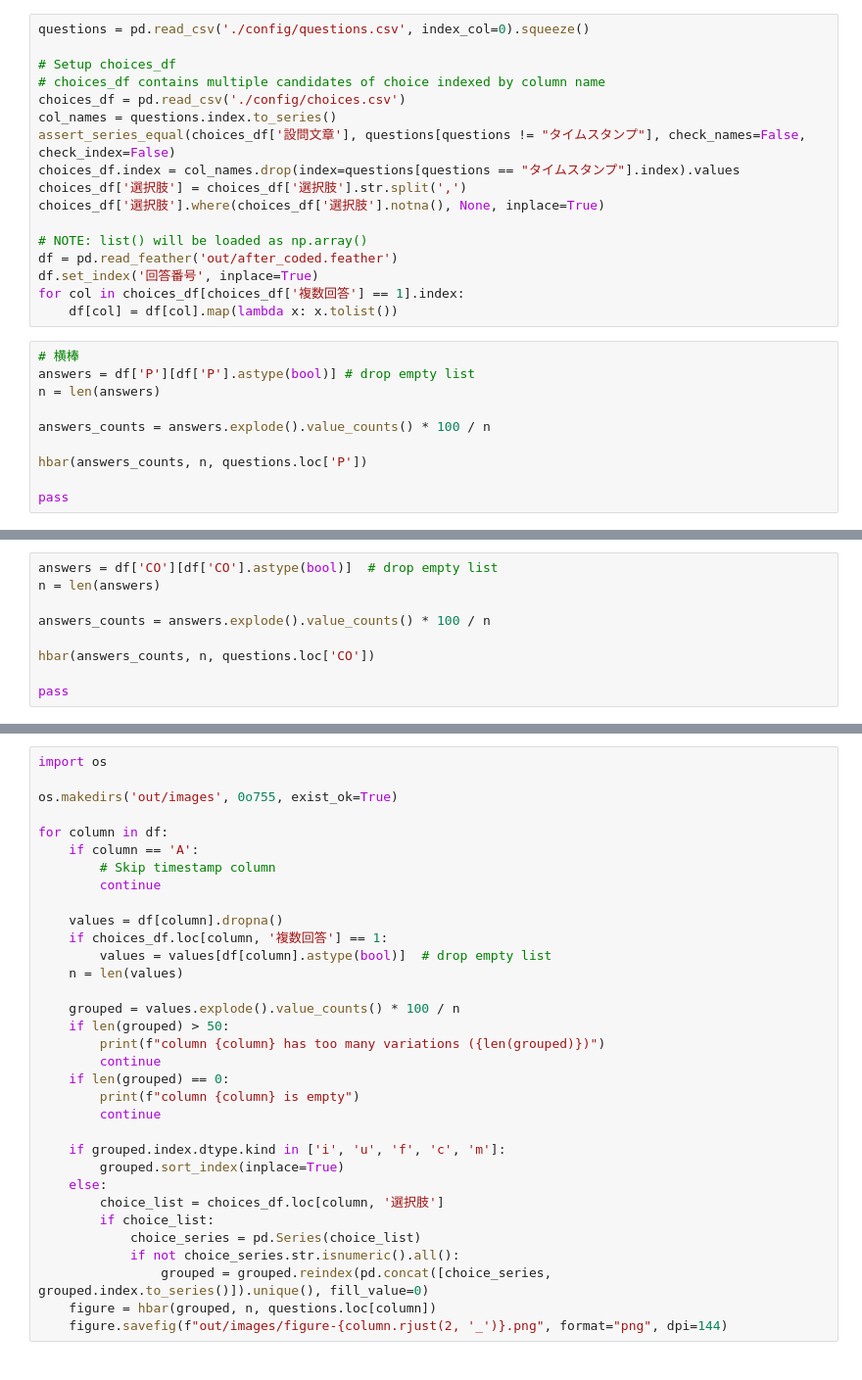
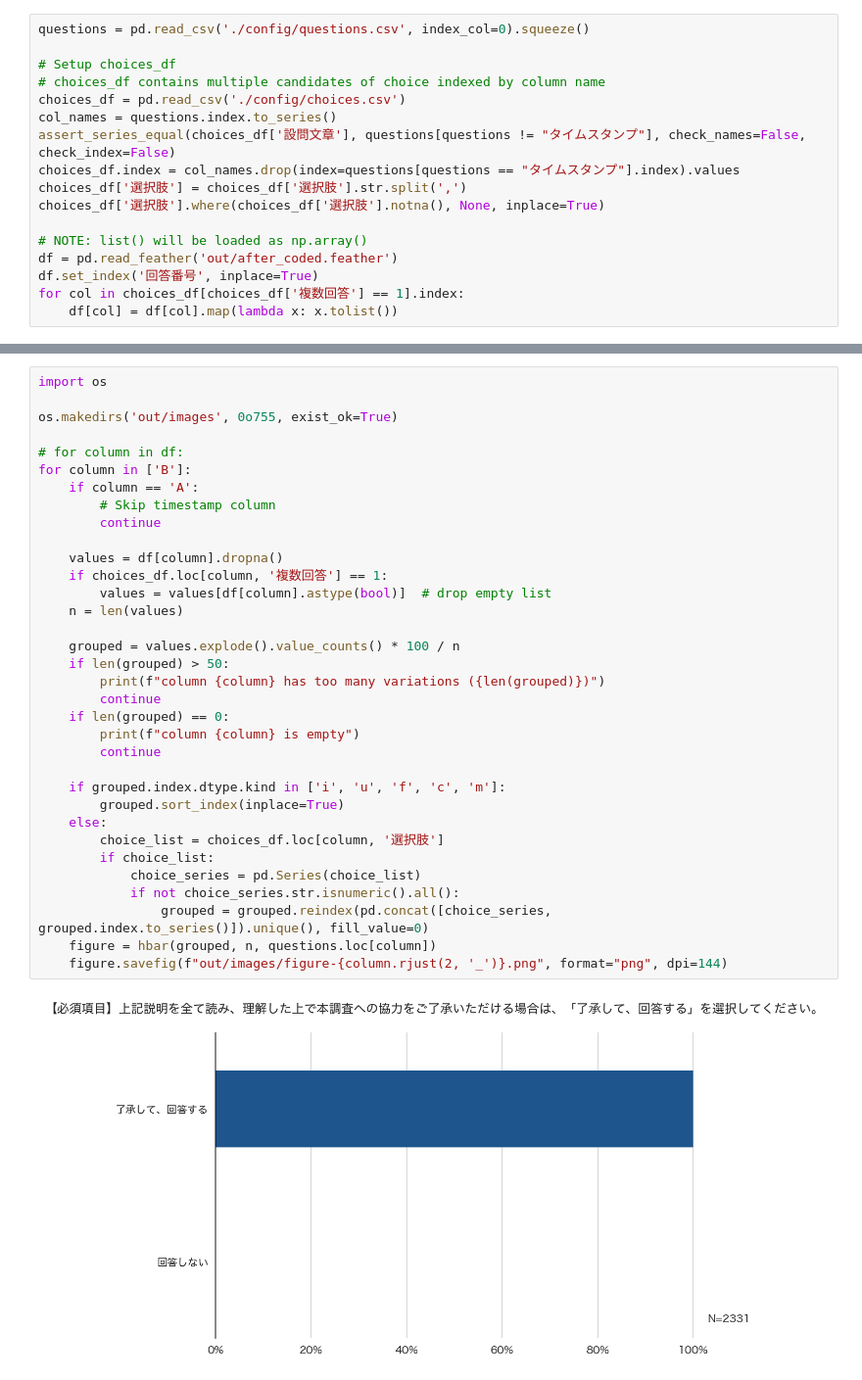
Before and after one commit to ypresto/asloop-survey, a Jupyter notebook: plot.ipynb, the cells around one changed output, grey strips where cells are left out. Shown at 98% size. Drawn from its saved outputs; the diff is of its cells as text.

```diff
--- a/plot.ipynb
+++ b/plot.ipynb
@@ -70,13 +118,3 @@ df = pd.read_feather('out/after_coded.feather')
 df.set_index('回答番号', inplace=True)
 for col in choices_df[choices_df['複数回答'] == 1].index:
     df[col] = df[col].map(lambda x: x.tolist())
-# %%
-# 横棒
-answers = df['P'][df['P'].astype(bool)] # drop empty list
-n = len(answers)
-
-answers_counts = answers.explode().value_counts() * 100 / n
-
-hbar(answers_counts, n, questions.loc['P'])
-
-pass
@@ -100,9 +120,0 @@ pass
-# %%
-answers = df['CO'][df['CO'].astype(bool)]  # drop empty list
-n = len(answers)
-
-answers_counts = answers.explode().value_counts() * 100 / n
-
-hbar(answers_counts, n, questions.loc['CO'])
-
-pass
@@ -235,31 +217,34 @@ import os
 
 os.makedirs('out/images', 0o755, exist_ok=True)
 
-for column in df:
+# for column in df:
+for column in ['B']:
     if column == 'A':
         # Skip timestamp column
         continue
 
     values = df[column].dropna()
     if choices_df.loc[column, '複数回答'] == 1:
         values = values[df[column].astype(bool)]  # drop empty list
     n = len(values)
 
     grouped = values.explode().value_counts() * 100 / n
     if len(grouped) > 50:
         print(f"column {column} has too many variations ({len(grouped)})")
         continue
     if len(grouped) == 0:
         print(f"column {column} is empty")
         continue
 
     if grouped.index.dtype.kind in ['i', 'u', 'f', 'c', 'm']:
         grouped.sort_index(inplace=True)
     else:
         choice_list = choices_df.loc[column, '選択肢']
         if choice_list:
             choice_series = pd.Series(choice_list)
             if not choice_series.str.isnumeric().all():
                 grouped = grouped.reindex(pd.concat([choice_series, grouped.index.to_series()]).unique(), fill_value=0)
     figure = hbar(grouped, n, questions.loc[column])
     figure.savefig(f"out/images/figure-{column.rjust(2, '_')}.png", format="png", dpi=144)
+# %% [output]
+[figure, added]
```
Also changed, not shown: parts of 10 cells of this notebook.
